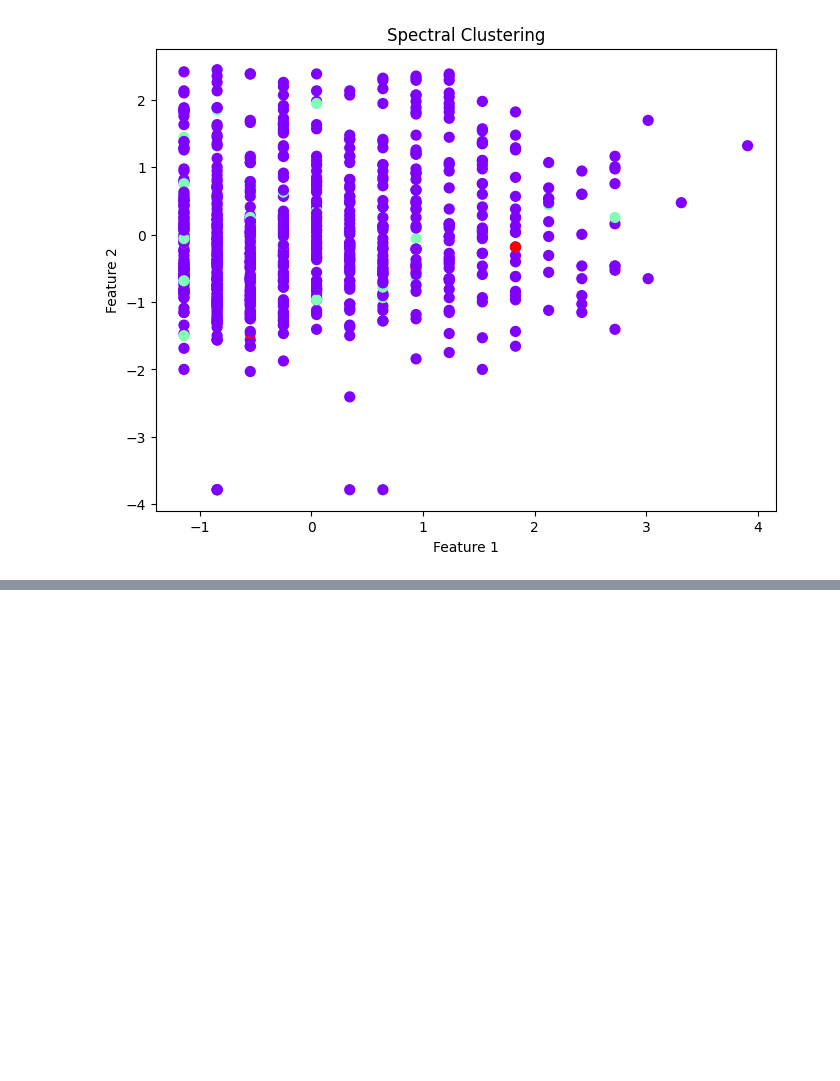
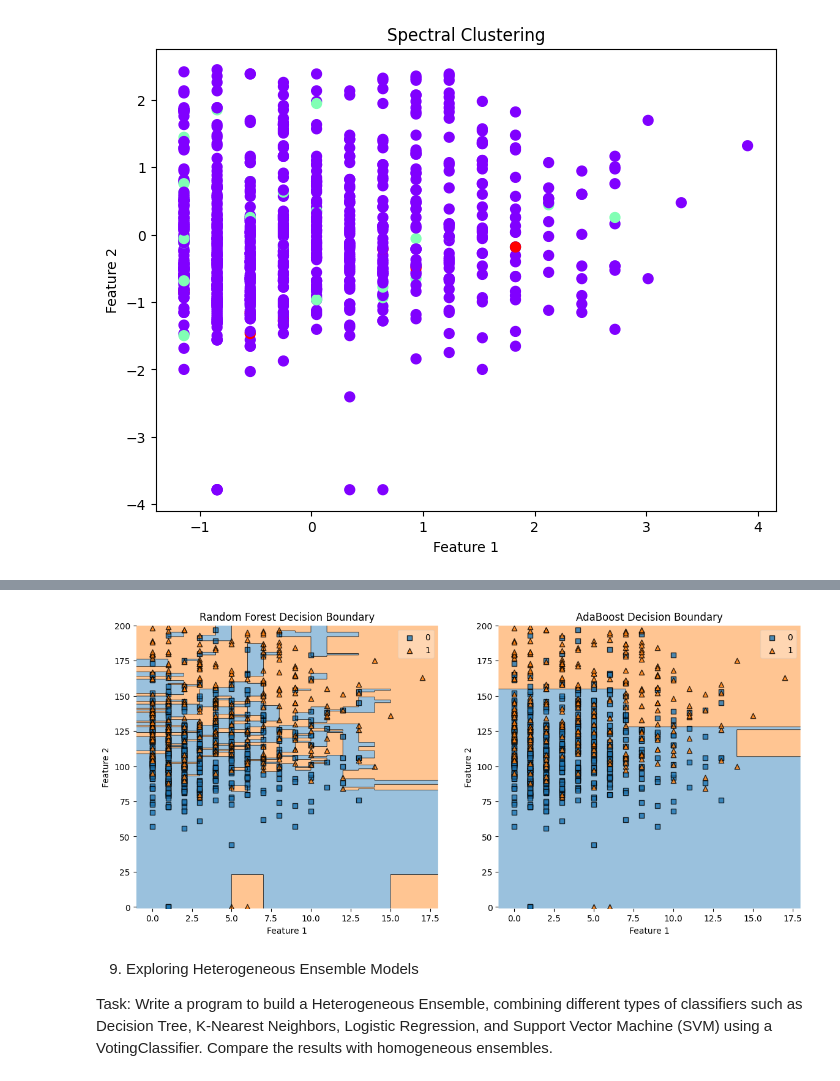
Before and after one commit to Saibalaji888/ML-lab, a Jupyter notebook: MachineLearning_Lab.ipynb, the cells around one changed output, grey strips where cells are left out. Saved outputs shown, nothing was run; the diff lists cells and outputs as text; code cells hidden in the pictures; blank space fills up the shorter version.

```diff
--- a/MachineLearning_Lab.ipynb
+++ b/MachineLearning_Lab.ipynb
@@ -1751,0 +2365,41 @@ Spectral Clustering Silhouette Score: 0.3064913402794171
+# %%
+import pandas as pd
+from sklearn.ensemble import RandomForestClassifier, AdaBoostClassifier
+from mlxtend.plotting import plot_decision_regions
+import matplotlib.pyplot as plt
+
+# Load Diabetes dataset
+df = pd.read_csv("/content/diabetes_DT.csv")
+X = df.iloc[:, :2].values
+y = df["Outcome"].values
+
+# Plot decision boundaries
+fig, (ax1, ax2) = plt.subplots(1, 2, figsize=(14, 6))
+
+# Random Forest
+rf_vis = RandomForestClassifier(n_estimators=50, random_state=42, n_jobs=-1)
+rf_vis.fit(X, y)
+plot_decision_regions(X, y, clf=rf_vis, ax=ax1)
+ax1.set_title("Random Forest Decision Boundary")
+ax1.set_xlabel("Feature 1")
+ax1.set_ylabel("Feature 2")
+
+# AdaBoost
+ada_vis = AdaBoostClassifier(n_estimators=50, random_state=42)
+ada_vis.fit(X, y)
+plot_decision_regions(X, y, clf=ada_vis, ax=ax2)
+ax2.set_title("AdaBoost Decision Boundary")
+ax2.set_xlabel("Feature 1")
+ax2.set_ylabel("Feature 2")
+
+plt.show()
+# %% [output]
+[figure, added]
+# %% [markdown]
+9. Exploring Heterogeneous Ensemble Models
+
+Task:
+Write a program to build a Heterogeneous Ensemble, combining different types of
+classifiers such as Decision Tree, K-Nearest Neighbors, Logistic Regression, and
+Support Vector Machine (SVM) using a VotingClassifier.
+Compare the results with homogeneous ensembles.
```
Also changed, not shown: parts of 26 cells of this notebook.
